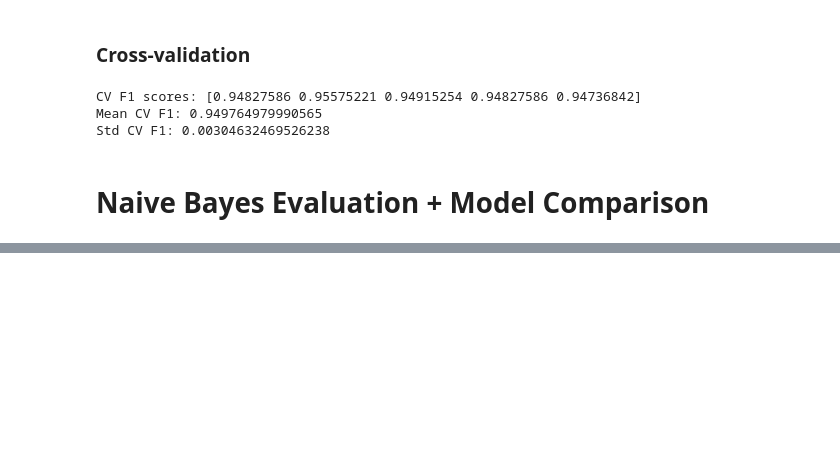
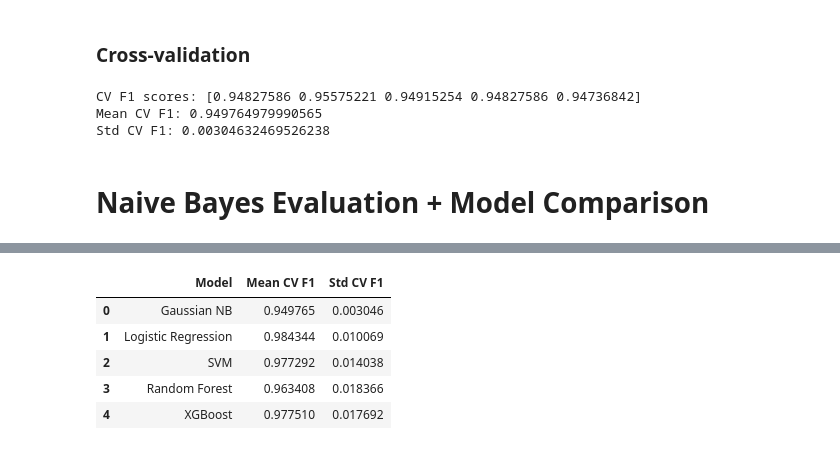
Before and after one commit to harpitmali/AI-ML-Bootcamp, a Jupyter notebook: Machine Learning/Day44/naive_bayes.ipynb, the cells around one changed output, grey strips where cells are left out. Drawn from its saved outputs; the diff is of its cells as text; code cells hidden in the pictures; blank space fills up the shorter version.

```diff
--- a/Machine Learning/Day44/naive_bayes.ipynb
+++ b/Machine Learning/Day44/naive_bayes.ipynb
@@ -205,0 +310,10 @@ models = {
+# %%
+cv_comparison = pd.DataFrame(cv_results)
+cv_comparison
+# %% [output]
+|  | Model | Mean CV F1 | Std CV F1 |
+| 0 | Gaussian NB | 0.949765 | 0.003046 |
+| 1 | Logistic Regression | 0.984344 | 0.010069 |
+| 2 | SVM | 0.977292 | 0.014038 |
+| 3 | Random Forest | 0.963408 | 0.018366 |
+| 4 | XGBoost | 0.977510 | 0.017692 |
```
Also changed, not shown: parts of 6 cells of this notebook, 2 other files.
